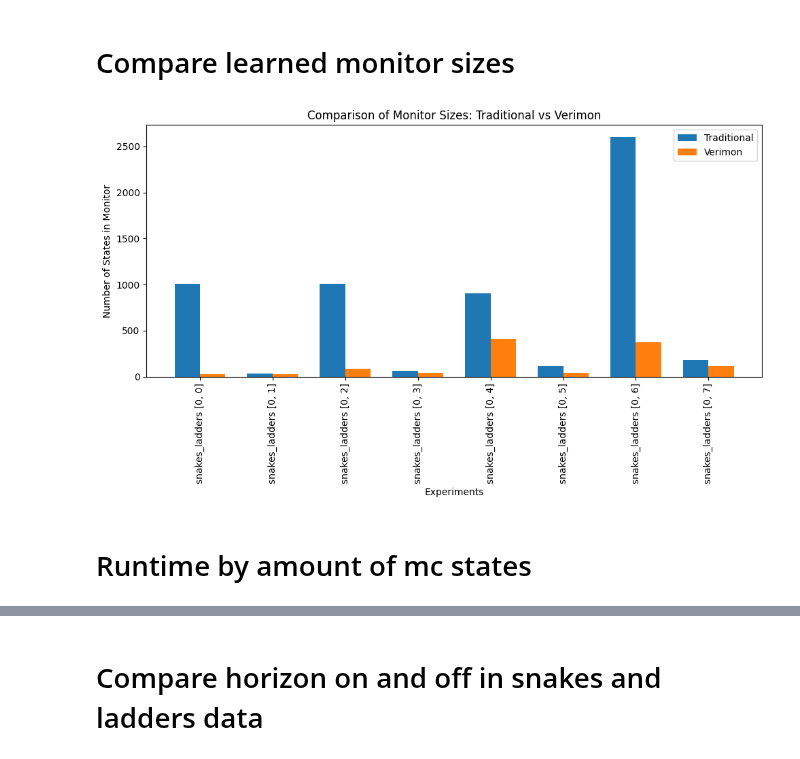
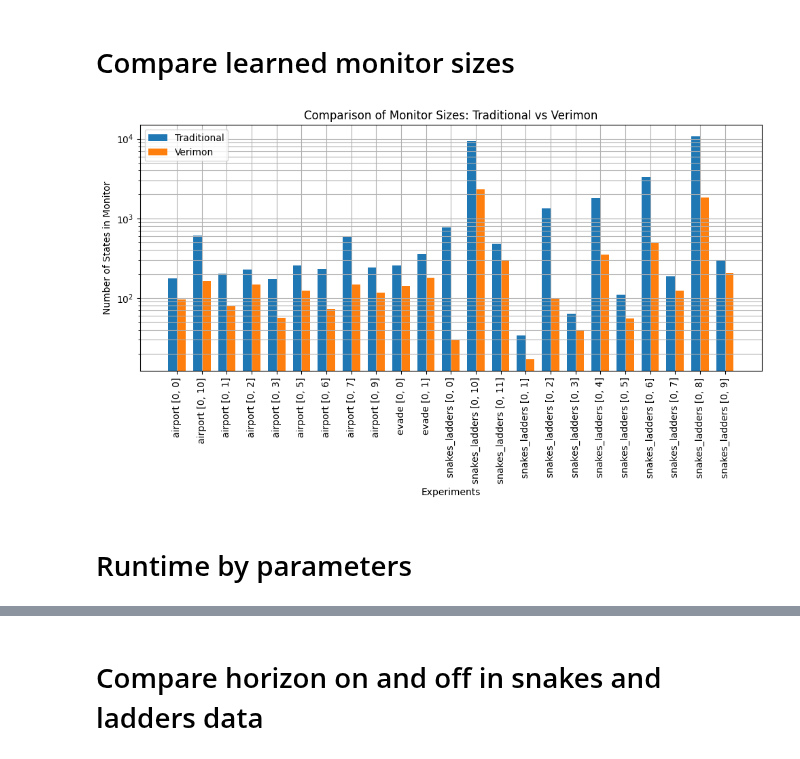
Before and after one commit to lukovdm/monitor-conformence, a Jupyter notebook: notebooks/Analysis.ipynb, the cells around one changed output, grey strips where cells are left out. Drawn from its saved outputs; the diff is of its cells as text; code cells hidden in the pictures.

Commit message:
Update tests and analysis

```diff
--- a/notebooks/Analysis.ipynb
+++ b/notebooks/Analysis.ipynb
@@ -64,0 +3,11 @@ for i, exp in enumerate(experiment_data):
+# %%
+%matplotlib inline
+%load_ext autoreload
+from math import exp
+from verimon.analysis import *
+
+# experiment_dir = "../stats/exp-2024-12-10_10-13-48-premise-snl"
+experiment_dir = "../stats/exp-2024-12-12_17-30-40-compare-trad-premise-snl"
+experiment_data = load_experiment_data(experiment_dir)
+
+symbols, colors = add_symbol_color(experiment_data)
@@ -161,31 +49,38 @@ plt.show()
 # %% [markdown]
 # Compare learned monitor sizes
 # %%
-trad_monitor_sizes = [data["traditional"]["monitor_states"] for data in experiment_data]
-verimon_monitor_sizes = [data["verimon"]["monitor_states"] for data in experiment_data]
+trad_monitor_sizes = [
+    data["sampling"]["monitor_states"] for data in experiment_data if "verimon" in data
+]
+verimon_monitor_sizes = [
+    data["verimon"]["monitor_states"] for data in experiment_data if "verimon" in data
+]
 experiment_names = [
     data["experiment"]["name"] + " " + str(data["experiment"]["variant"])
     for data in experiment_data
+    if "verimon" in data
 ]
 
 plt.figure(figsize=(10, 6))
+plt.grid(which="both")
 bar_width = 0.35
-index = range(len(experiment_data))
+index = range(len([d for d in experiment_data if "verimon" in d]))
 
 plt.bar(index, trad_monitor_sizes, bar_width, label="Traditional")
 plt.bar(
     [i + bar_width for i in index], verimon_monitor_sizes, bar_width, label="Verimon"
 )
+plt.yscale("log")
 
 plt.xlabel("Experiments")
 plt.ylabel("Number of States in Monitor")
 plt.title("Comparison of Monitor Sizes: Traditional vs Verimon")
 plt.xticks([i + bar_width / 2 for i in index], experiment_names, rotation=90)
 plt.legend()
 
 plt.tight_layout()
 plt.show()
 # %% [output]
-[figure, old version]
+[figure, new version]
 # %% [markdown]
-# Runtime by amount of mc states
+# Runtime by parameters
```
Also changed, not shown: parts of 13 cells of this notebook, 11 other files.
